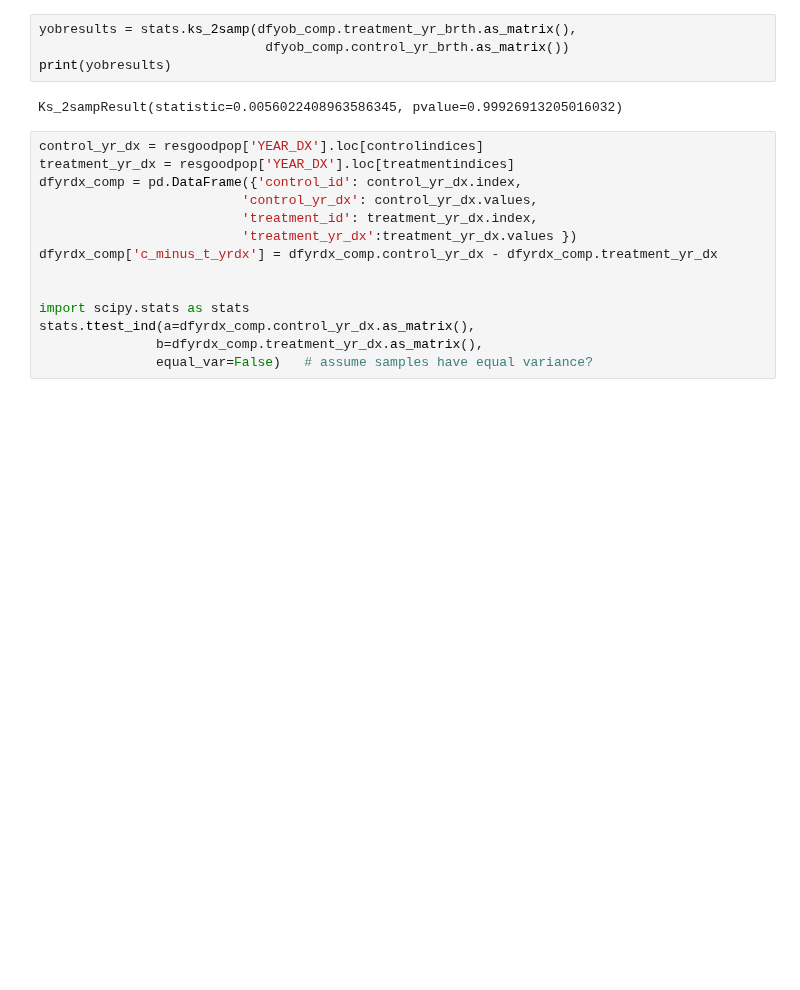
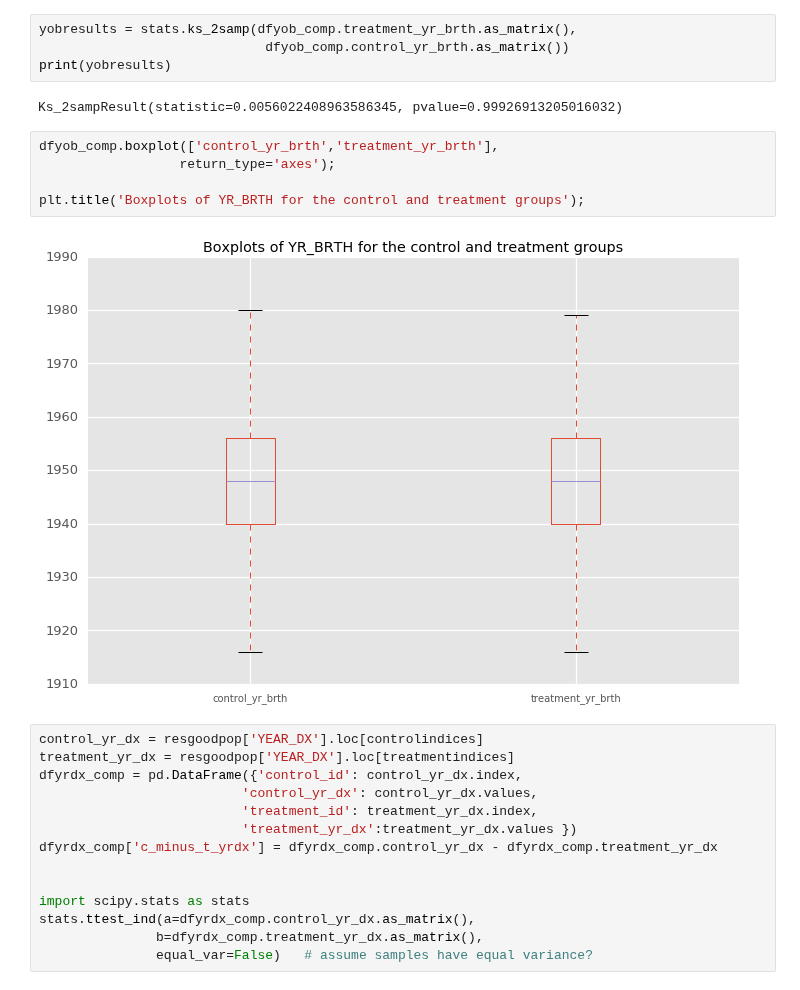
Before and after one commit to doolingdavid/SEERMATCH2, a Jupyter notebook: breast_example.ipynb, the cells around one changed output. Saved outputs shown, nothing was run; the diff lists cells and outputs as text; blank space fills up the shorter version.

```diff
--- a/breast_example.ipynb
+++ b/breast_example.ipynb
@@ -687,6 +687,13 @@ yobresults = stats.ks_2samp(dfyob_comp.treatment_yr_brth.as_matrix(),
 print(yobresults)
 # %% [output]
 Ks_2sampResult(statistic=0.0056022408963586345, pvalue=0.99926913205016032)
+# %%
+dfyob_comp.boxplot(['control_yr_brth','treatment_yr_brth'],
+                  return_type='axes');
+
+plt.title('Boxplots of YR_BRTH for the control and treatment groups');
+# %% [output]
+[figure, added]
 # %%
 control_yr_dx = resgoodpop['YEAR_DX'].loc[controlindices]
 treatment_yr_dx = resgoodpop['YEAR_DX'].loc[treatmentindices]
```
Also changed, not shown: parts of 5 cells of this notebook.
